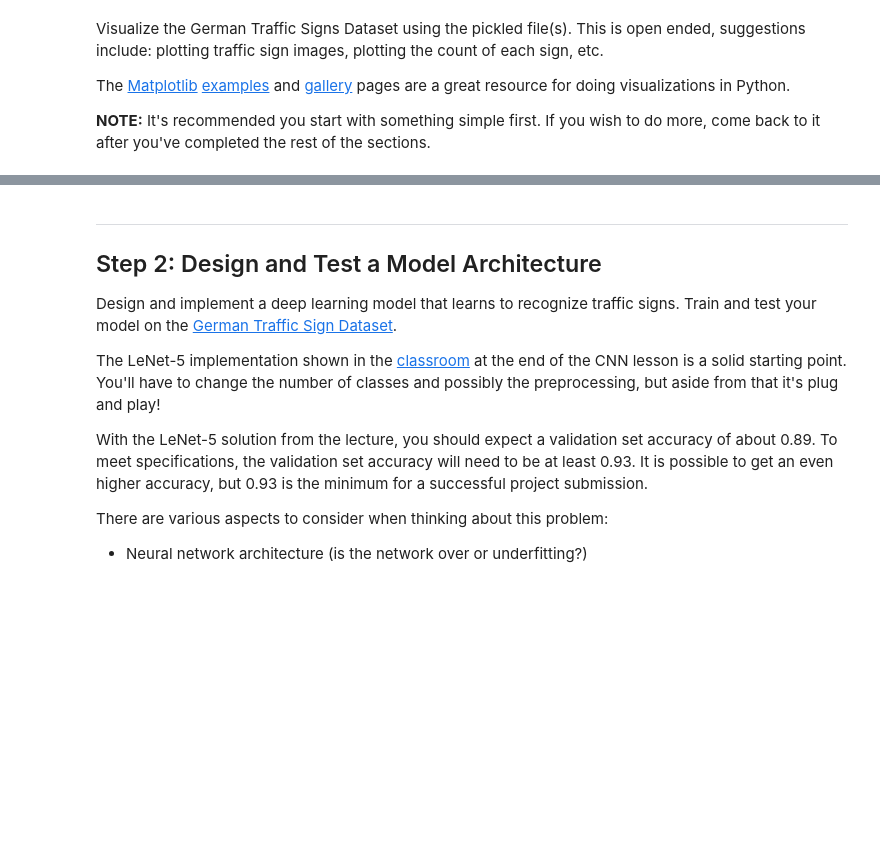
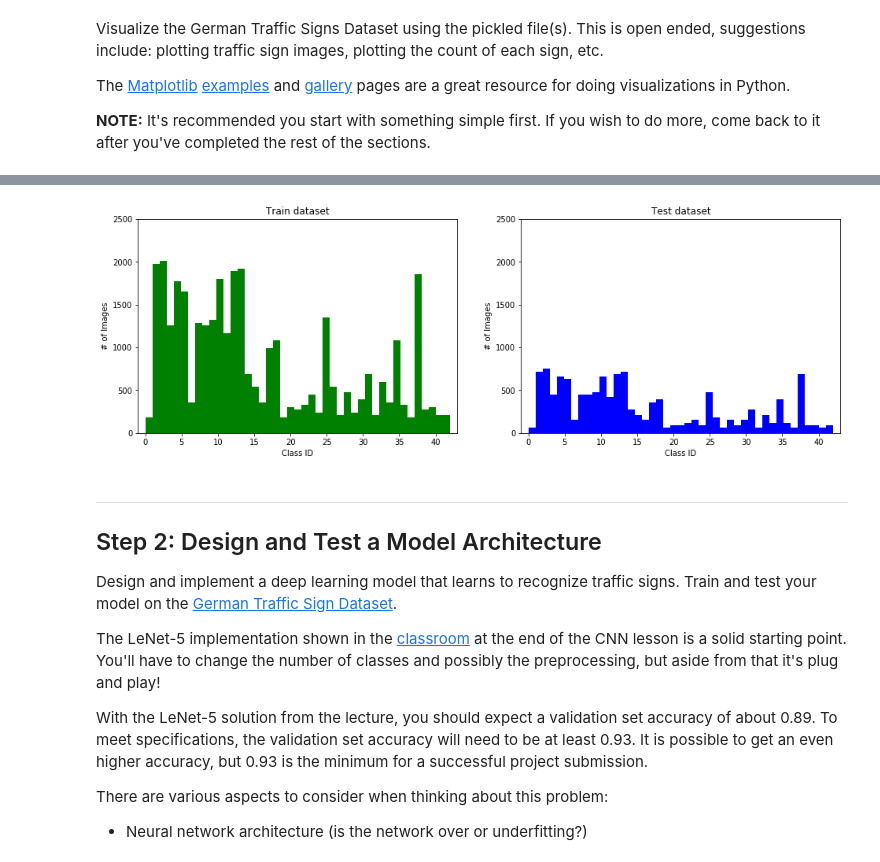
Before and after one commit to SiRi13/CarND-Traffic-Sign-Classifier-Project, a Jupyter notebook: Traffic_Sign_Classifier.ipynb, the cells around one changed output, grey strips where cells are left out. Drawn from its saved outputs; the diff is of its cells as text; code cells hidden in the pictures; blank space fills up the shorter version.

```diff
--- a/Traffic_Sign_Classifier.ipynb
+++ b/Traffic_Sign_Classifier.ipynb
@@ -112,3 +144,24 @@ print("label: ", y_train[index], ' - ', signnames.SignName[y_train[index]])
+# %%
+# Count of Images per Type in Train set
+fig = plt.figure(figsize=(16,5))
+plt.subplot(1,2,1)
+plt.axis([-1, 43, 0, 2500])
+plt.hist(y_train, n_classes,color='green')
+plt.title('Train dataset')
+plt.xlabel('Class ID')
+plt.ylabel('# of Images')
+
+# Count of Images per Type in Test set
+plt.subplot(1,2,2)
+plt.axis([-1, 43, 0, 2500])
+plt.hist(y_test, n_classes,color='blue')
+plt.title('Test dataset')
+plt.xlabel('Class ID')
+plt.ylabel('# of Images')
+
+plt.show()
+# %% [output]
+[figure, added]
 # %% [markdown]
 ----
 
```
Also changed, not shown: parts of 43 cells of this notebook, 5 other files.
